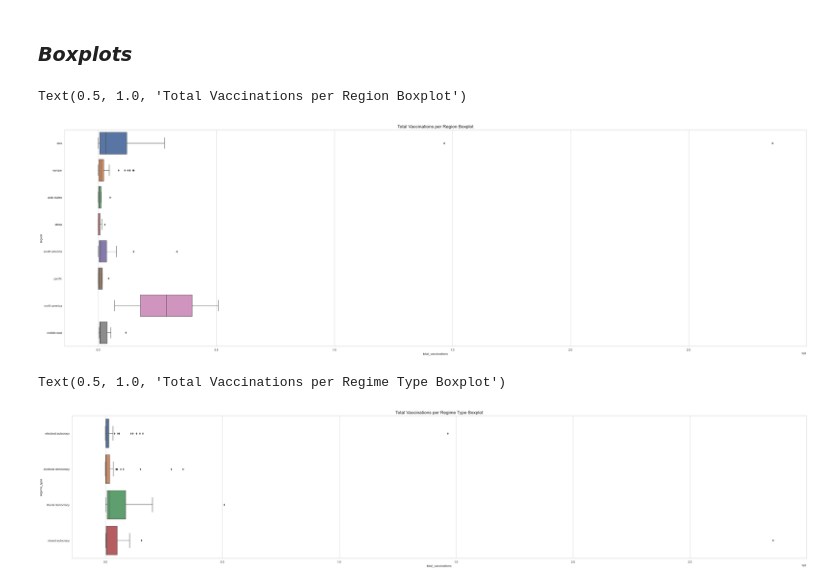
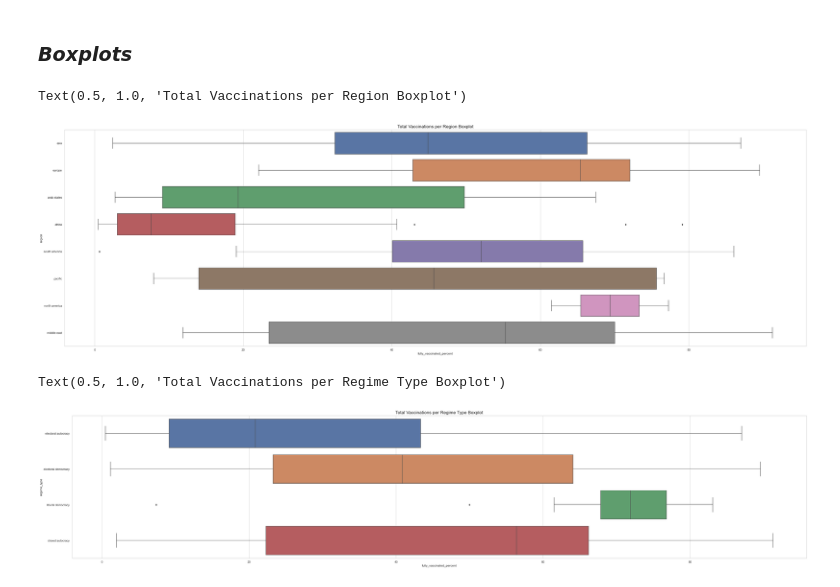
Before and after one commit to RuizLorenzoChavez/DATA100-Finals-COVID-Vaccination-Tracker, a Jupyter notebook: group1-data-storytelling.ipynb, the cells around one changed output. Saved outputs shown, nothing was run; the diff lists cells and outputs as text; code cells hidden in the pictures.

```diff
--- a/group1-data-storytelling.ipynb
+++ b/group1-data-storytelling.ipynb
@@ -994,19 +922,19 @@ sns.barplot(x="total_vaccinations", y="regime_type", data=prime_dataset)
 # %%
 sns.set(style='whitegrid')
 
 fig=plt.figure(figsize=(50,15))
-ax=sns.boxplot(y=prime_dataset['region'], x=prime_dataset['total_vaccinations'])
+ax=sns.boxplot(y=prime_dataset['region'], x=prime_dataset['fully_vaccinated_percent'])
 ax.set_title('Total Vaccinations per Region Boxplot', fontsize=17)
 # %% [output]
 Text(0.5, 1.0, 'Total Vaccinations per Region Boxplot')
-[figure, old version]
+[figure, new version]
 # %%
 fig=plt.figure(figsize=(50,10))
-ax=sns.boxplot(y=prime_dataset['regime_type'], x=prime_dataset['total_vaccinations'])
+ax=sns.boxplot(y=prime_dataset['regime_type'], x=prime_dataset['fully_vaccinated_percent'])
 ax.set_title('Total Vaccinations per Regime Type Boxplot', fontsize=17)
 # %% [output]
 Text(0.5, 1.0, 'Total Vaccinations per Regime Type Boxplot')
-[figure, old version]
+[figure, new version]
 # %%
 fig=plt.figure(figsize=(20,55))
 
```
Also changed, not shown: parts of 14 cells of this notebook.
